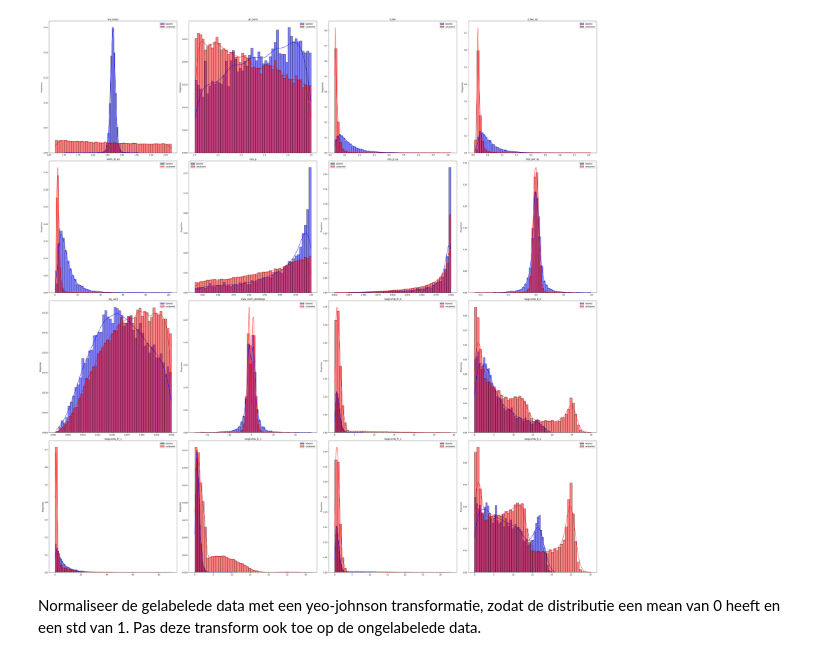
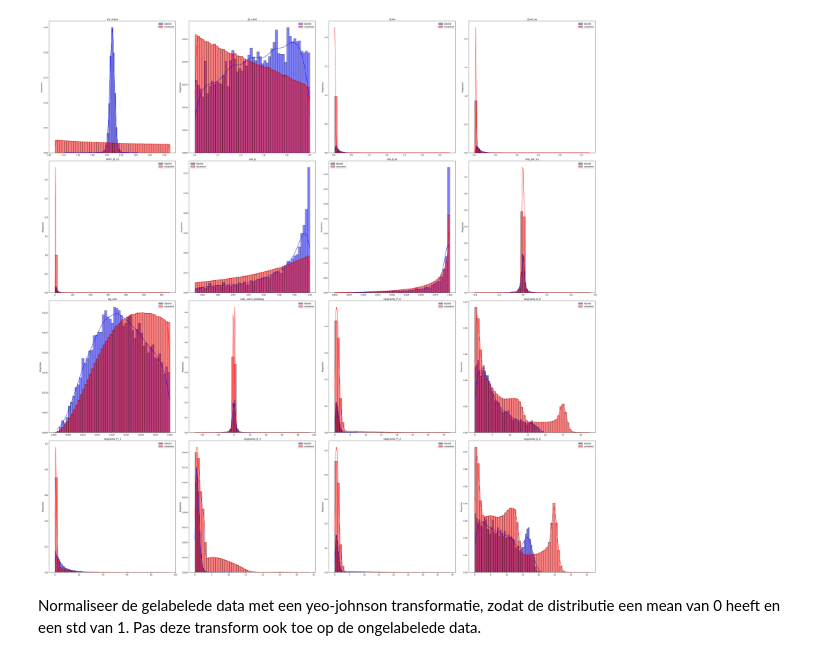
Before and after one commit to SanderGeurts/ML_2025_2026_Jesper_Anna_Sander, a Jupyter notebook: Autoencoders_hyperparam_opt.ipynb, the cells around one changed output. Cells and saved outputs as stored; diff of their text form; code cells hidden in the pictures.

```diff
--- a/Autoencoders_hyperparam_opt.ipynb
+++ b/Autoencoders_hyperparam_opt.ipynb
@@ -25,35 +25,35 @@ def loader_to_tensor(loader):
         # batch is a tuple (features,) because no labels
         all_data.append(batch[0])
     return torch.cat(all_data, dim=0)
 
 # Get the data of the simulated outliers.
 with uproot.open(pathlib.Path(r"Training_Data\FD.root")) as file:
     tree = file['treeMLDplus']
     branches = tree.keys()
     training_data_FD = tree.arrays(branches, library="np")
     labeled_anomaly_data_tensor = torch.tensor(pd.DataFrame(training_data_FD).values)
 
 # Get the unlabeled data. Since this data file is very large and we do not use all of it for training, limit to 10.000 datapoints for now
 with uproot.open(pathlib.Path(r"Training_Data\data.root")) as file_test:
     tree_test = file_test['treeMLDplus']
     branches_test = tree_test.keys()
     training_data_bkg = tree_test.arrays(branches_test, library="np")
     training_data_bkg_df = pd.DataFrame(training_data_bkg)
-    unlabeled_data_tensor = torch.tensor(training_data_bkg_df.values)[:100000]
+    unlabeled_data_tensor = torch.tensor(training_data_bkg_df.values)
 
 
 fig, axes = plt.subplots(4,4, figsize=(40, 40))
 axes = axes.flatten()
 for i, col in enumerate(branches):
     sns.histplot(labeled_anomaly_data_tensor[:, i], bins=50, color='blue', alpha=0.5, label='labeled', ax=axes[i],kde=True,stat='proportion')
     sns.histplot(unlabeled_data_tensor[:, i], bins=50, color='red', alpha=0.5, label='unlabeled', ax=axes[i],kde=True,stat='proportion')
     axes[i].set_title(col)
     axes[i].legend()
 
 plt.tight_layout()
 plt.show()
 # %% [output]
-[figure, old version]
+[figure, new version]
 # %% [markdown]
 Normaliseer de gelabelede data met een yeo-johnson transformatie, zodat de distributie een mean van 0 heeft en een std van 1. Pas deze transform ook toe op de ongelabelede data.
 # %%
```
Also changed, not shown: parts of 9 cells of this notebook.
